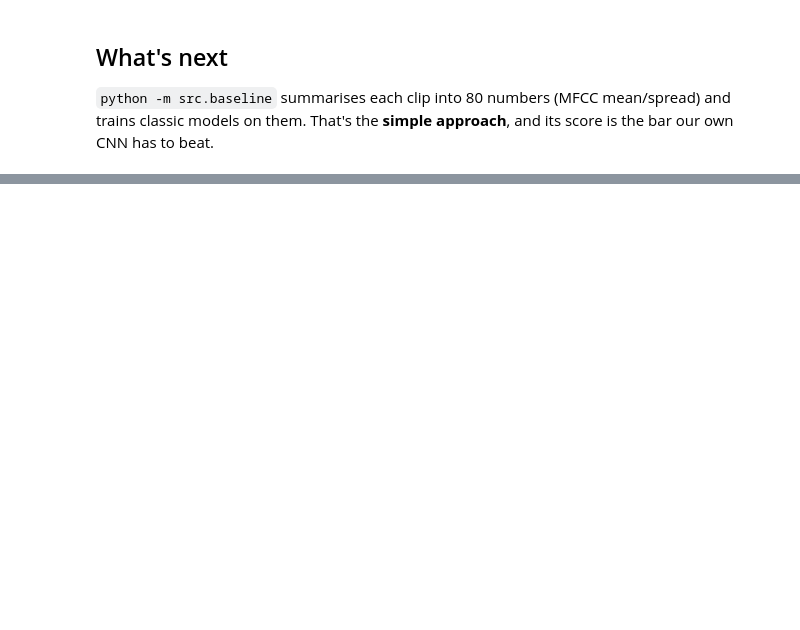
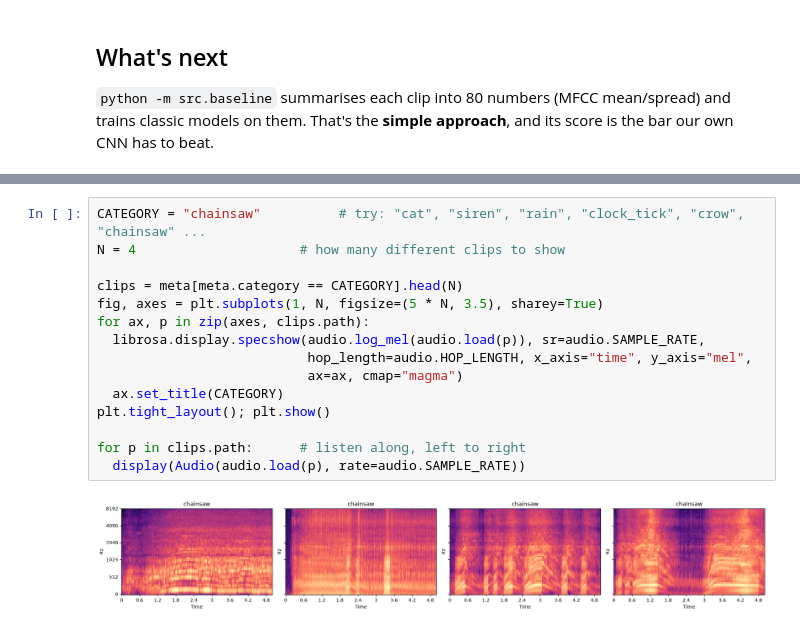
Before and after one commit to devvchavda/sound-classifier, a Jupyter notebook: notebooks/01_explore.ipynb, the cells around one changed output, grey strips where cells are left out. Saved outputs shown, nothing was run; the diff lists cells and outputs as text; blank space fills up the shorter version.

```diff
--- a/notebooks/01_explore.ipynb
+++ b/notebooks/01_explore.ipynb
@@ -114,0 +183,17 @@ to beat.
+# %%
+CATEGORY = "chainsaw"          # try: "cat", "siren", "rain", "clock_tick", "crow", "chainsaw" ...
+N = 4                     # how many different clips to show
+
+clips = meta[meta.category == CATEGORY].head(N)
+fig, axes = plt.subplots(1, N, figsize=(5 * N, 3.5), sharey=True)
+for ax, p in zip(axes, clips.path):
+  librosa.display.specshow(audio.log_mel(audio.load(p)), sr=audio.SAMPLE_RATE,
+                           hop_length=audio.HOP_LENGTH, x_axis="time", y_axis="mel",
+                           ax=ax, cmap="magma")
+  ax.set_title(CATEGORY)
+plt.tight_layout(); plt.show()
+
+for p in clips.path:      # listen along, left to right
+  display(Audio(audio.load(p), rate=audio.SAMPLE_RATE))
+# %% [output]
+[figure, added]
```
Also changed, not shown: parts of 9 cells of this notebook, 3 other files.
